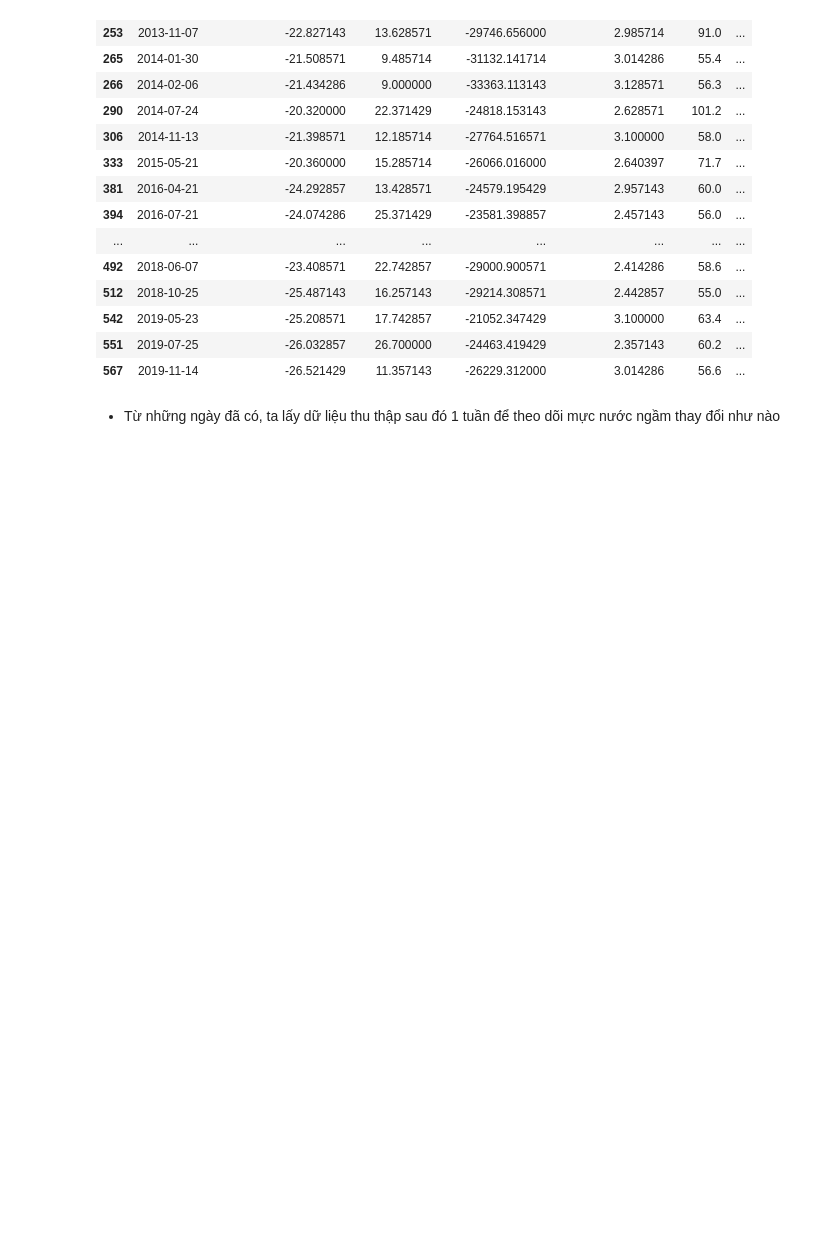
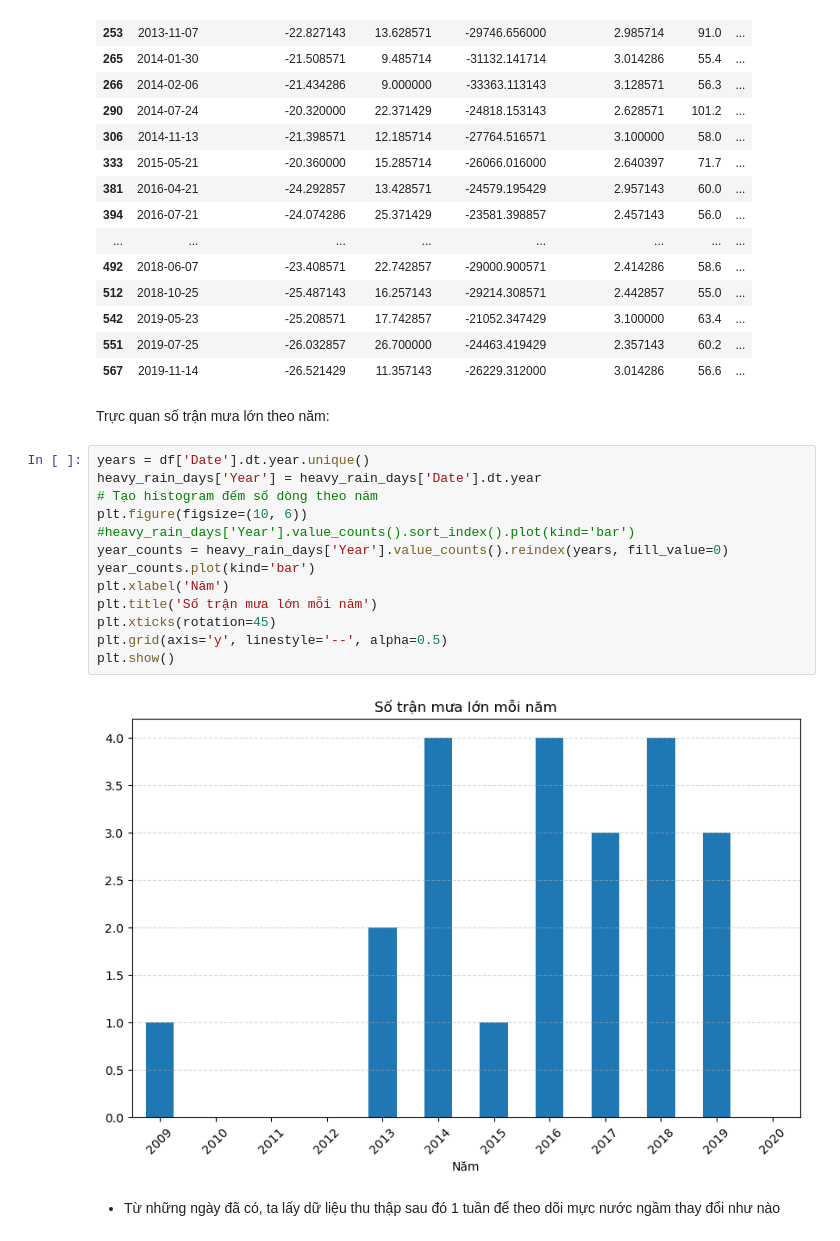
Before and after one commit to GenNyu/Lab-2---DV, a Jupyter notebook: 2.2_EDA.ipynb, the cells around one changed output. Cells and saved outputs as stored; diff of their text form; blank space fills up the shorter version.

```diff
--- a/2.2_EDA.ipynb
+++ b/2.2_EDA.ipynb
@@ -330,6 +330,23 @@ heavy_rain_days
 | 542 | 2019-05-23 | -25.208571 | 17.742857 | -21052.347429 | 3.100000 | 63.4 | ... |
 | 551 | 2019-07-25 | -26.032857 | 26.700000 | -24463.419429 | 2.357143 | 60.2 | ... |
 | 567 | 2019-11-14 | -26.521429 | 11.357143 | -26229.312000 | 3.014286 | 56.6 | ... |
+# %% [markdown]
+Trực quan số trận mưa lớn theo năm:
+# %%
+years = df['Date'].dt.year.unique()
+heavy_rain_days['Year'] = heavy_rain_days['Date'].dt.year
+# Tạo histogram đếm số dòng theo năm
+plt.figure(figsize=(10, 6))
+#heavy_rain_days['Year'].value_counts().sort_index().plot(kind='bar')
+year_counts = heavy_rain_days['Year'].value_counts().reindex(years, fill_value=0)
+year_counts.plot(kind='bar')
+plt.xlabel('Năm')
+plt.title('Số trận mưa lớn mỗi năm')
+plt.xticks(rotation=45)
+plt.grid(axis='y', linestyle='--', alpha=0.5)
+plt.show()
+# %% [output]
+[figure, added]
 # %% [markdown]
 - Từ những ngày đã có, ta lấy dữ liệu thu thập sau đó 1 tuần để theo dõi mực nước ngầm thay đổi như nào
 # %%
```
